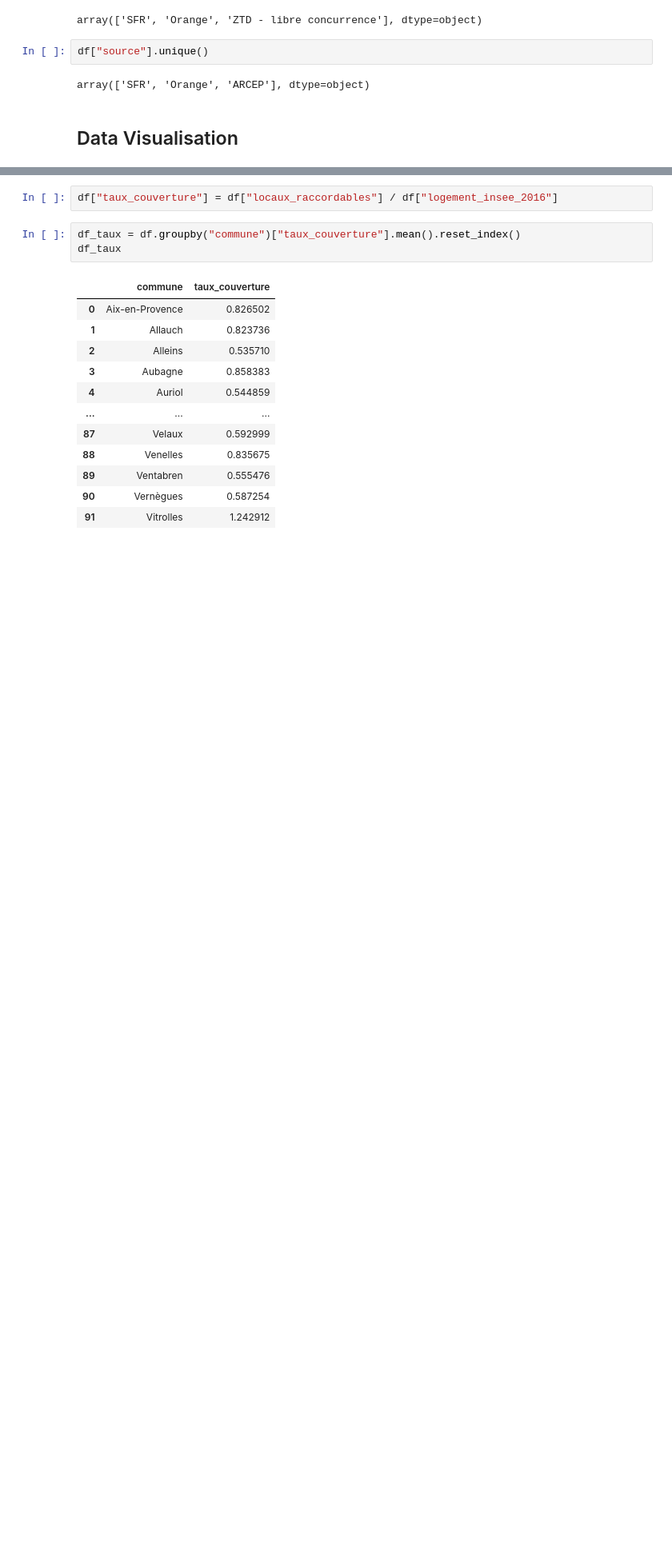
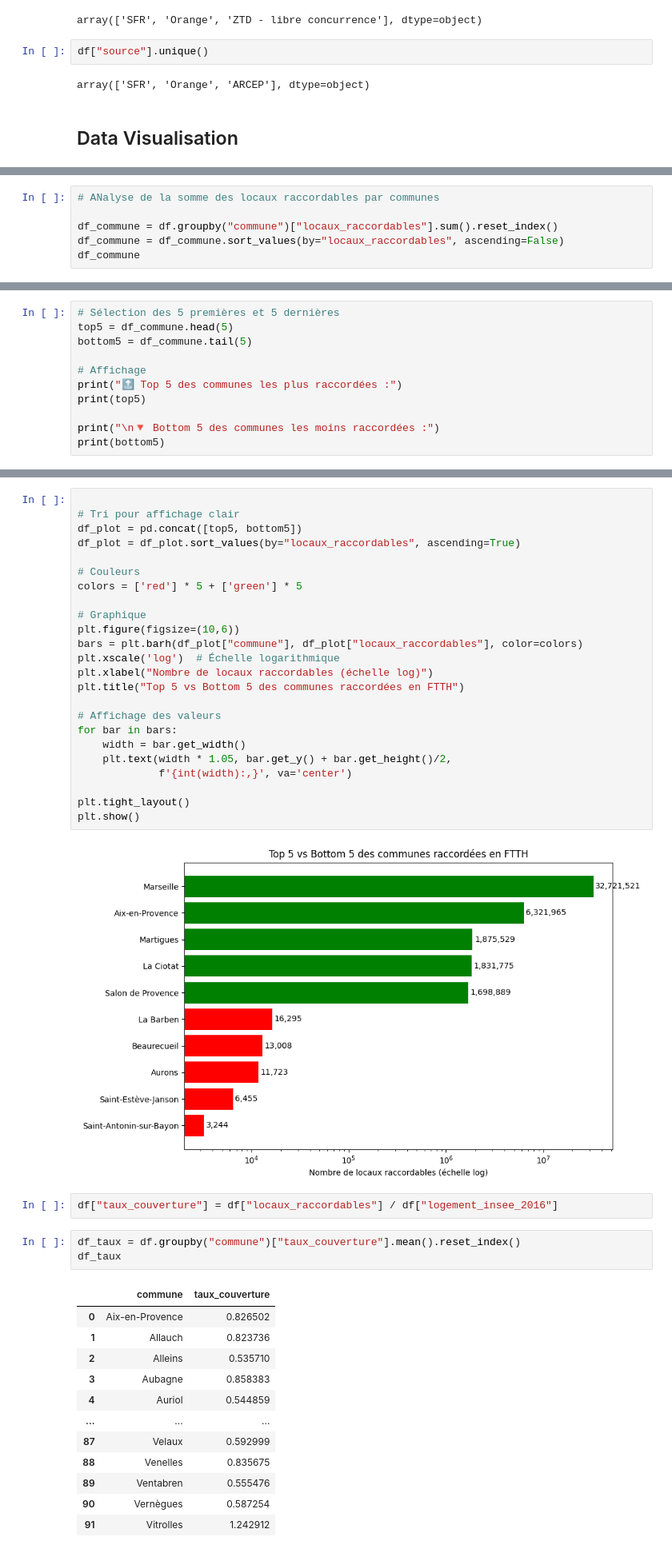
Before and after one commit to khelifaYacine/deployment_ftth_2017_2025-, a Jupyter notebook: Consultation_a.ipynb, the cells around one changed output, grey strips where cells are left out. Shown at 80% size. Saved outputs shown, nothing was run; the diff lists cells and outputs as text; blank space fills up the shorter version.

Commit message:
Visualisation des Top 5 vs Bootom 5 des communes raccordées en ftth

```diff
--- a/Consultation_a.ipynb
+++ b/Consultation_a.ipynb
@@ -186,0 +169,6 @@ df_commune
+# %%
+# ANalyse de la somme des locaux raccordables par communes
+
+df_commune = df.groupby("commune")["locaux_raccordables"].sum().reset_index()
+df_commune = df_commune.sort_values(by="locaux_raccordables", ascending=False)
+df_commune
@@ -186,0 +189,11 @@ df_commune
+# %%
+# Sélection des 5 premières et 5 dernières
+top5 = df_commune.head(5)
+bottom5 = df_commune.tail(5)
+
+# Affichage
+print("🔝 Top 5 des communes les plus raccordées :")
+print(top5)
+
+print("\n🔻 Bottom 5 des communes les moins raccordées :")
+print(bottom5)
@@ -187,3 +216,29 @@ df_commune
+# %%
+
+# Tri pour affichage clair
+df_plot = pd.concat([top5, bottom5])
+df_plot = df_plot.sort_values(by="locaux_raccordables", ascending=True)
+
+# Couleurs
+colors = ['red'] * 5 + ['green'] * 5
+
+# Graphique
+plt.figure(figsize=(10,6))
+bars = plt.barh(df_plot["commune"], df_plot["locaux_raccordables"], color=colors)
+plt.xscale('log')  # Échelle logarithmique
+plt.xlabel("Nombre de locaux raccordables (échelle log)")
+plt.title("Top 5 vs Bottom 5 des communes raccordées en FTTH")
+
+# Affichage des valeurs
+for bar in bars:
+    width = bar.get_width()
+    plt.text(width * 1.05, bar.get_y() + bar.get_height()/2,
+             f'{int(width):,}', va='center')
+
+plt.tight_layout()
+plt.show()
+# %% [output]
+[figure, added]
 # %%
 df["taux_couverture"] = df["locaux_raccordables"] / df["logement_insee_2016"]
 # %%
```
Also changed, not shown: parts of 3 cells of this notebook.
